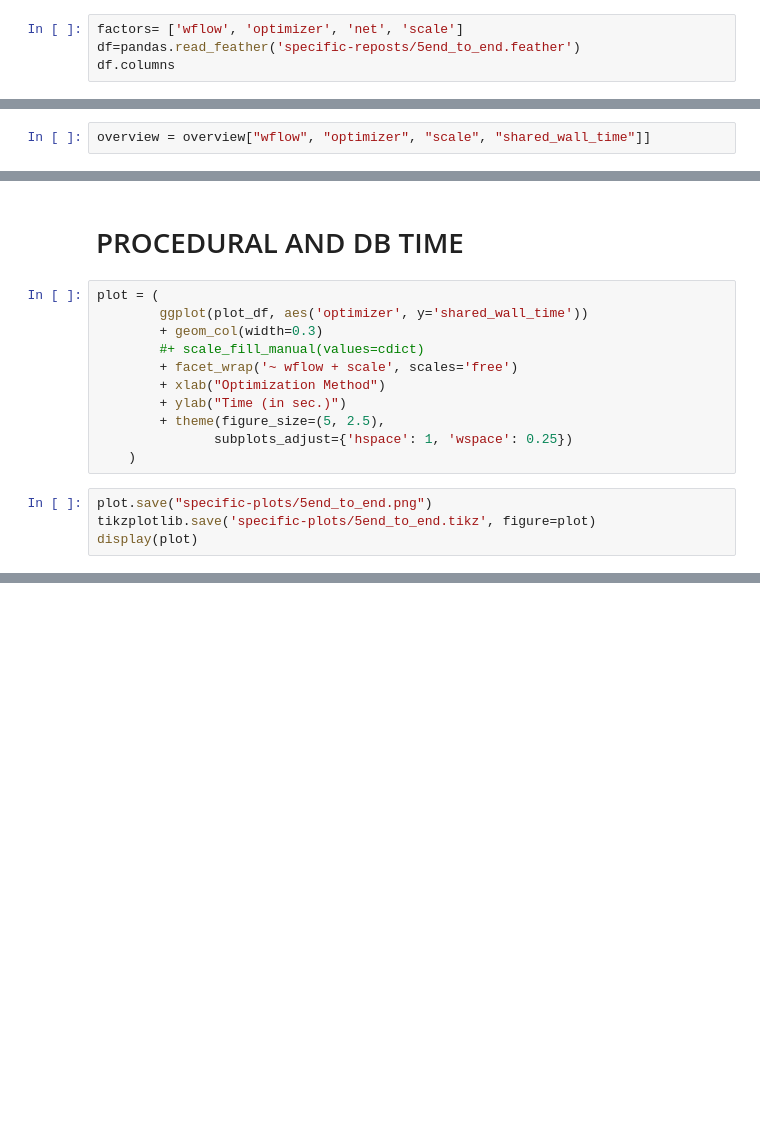
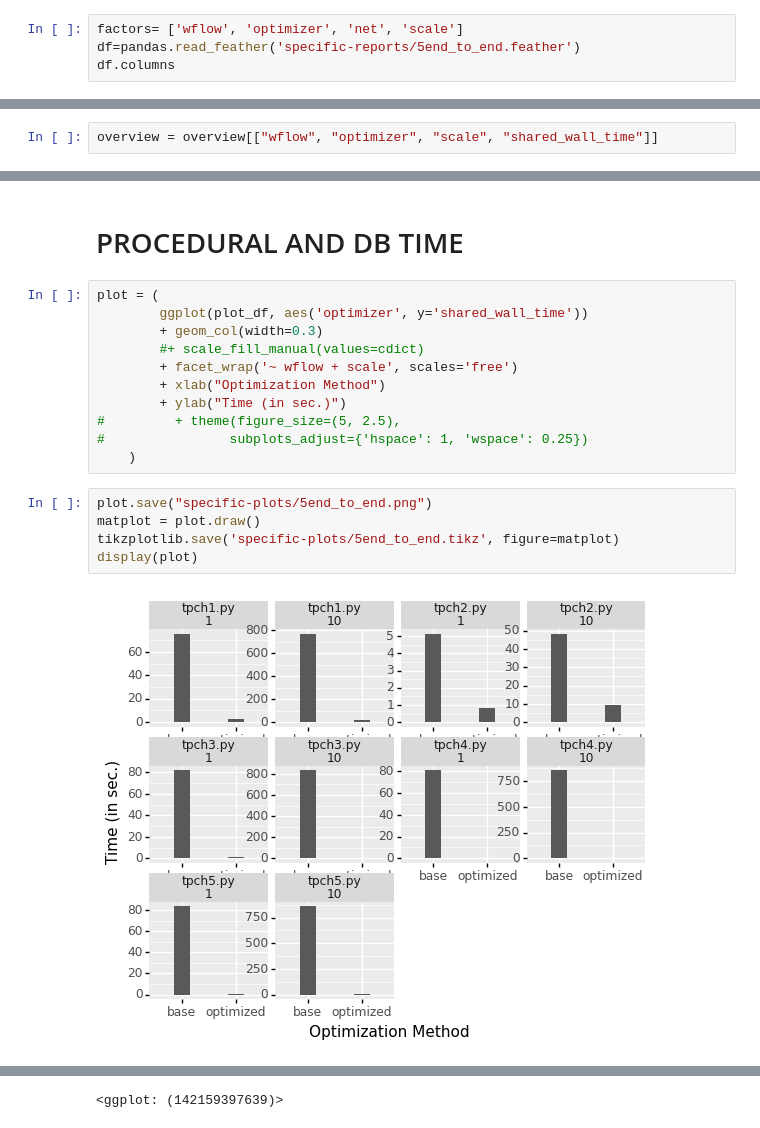
Before and after one commit to yoreei/p2d2, a Jupyter notebook: docs/5end_to_end.ipynb, the cells around one changed output, grey strips where cells are left out. Cells and saved outputs as stored; diff of their text form; blank space fills up the shorter version.

Commit message:
fix module4 optim

```diff
--- a/docs/5end_to_end.ipynb
+++ b/docs/5end_to_end.ipynb
@@ -20,5 +12,5 @@ Index(['index', 'bytes_memory', 'cpu_percent', 'bytes_sent', 'bytes_recv',
 # 5.{5micro_net} micro join, selection with net=wan and scale 1
 # %%
 factors= ['wflow', 'optimizer', 'net', 'scale']
-df=pandas.read_feather('specific-reposts/5end_to_end.feather')
+df=pandas.read_feather('specific-reports/5end_to_end.feather')
 df.columns
@@ -46,6 +42,6 @@ Index(['wflow', 'optimizer', 'net', 'scale', 'index', 'bytes_sent',
       dtype='object')
 # %%
-overview = overview["wflow", "optimizer", "scale", "shared_wall_time"]]
+overview = overview[["wflow", "optimizer", "scale", "shared_wall_time"]]
 # %%
 plot_df = overview
 # %% [markdown]
@@ -58,10 +54,13 @@ plot = (
         + facet_wrap('~ wflow + scale', scales='free')
         + xlab("Optimization Method")
         + ylab("Time (in sec.)")
-        + theme(figure_size=(5, 2.5),
-               subplots_adjust={'hspace': 1, 'wspace': 0.25})
+#         + theme(figure_size=(5, 2.5),
+#                subplots_adjust={'hspace': 1, 'wspace': 0.25})
     )
 # %%
 plot.save("specific-plots/5end_to_end.png")
-tikzplotlib.save('specific-plots/5end_to_end.tikz', figure=plot)
+matplot = plot.draw()
+tikzplotlib.save('specific-plots/5end_to_end.tikz', figure=matplot)
 display(plot)
+# %% [output]
+[figure, added]
@@ -67,0 +68 @@ display(plot)
+<ggplot: (142159397639)>
```
Also changed, not shown: parts of 6 cells of this notebook, 3 other files.
